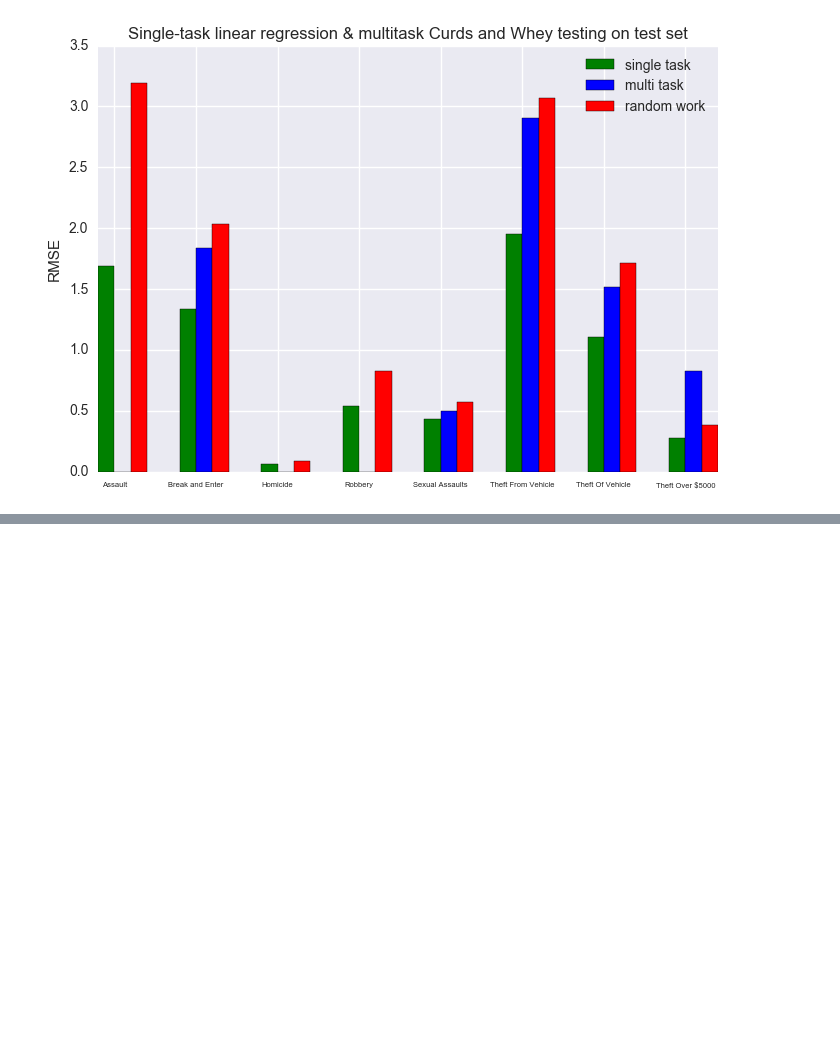
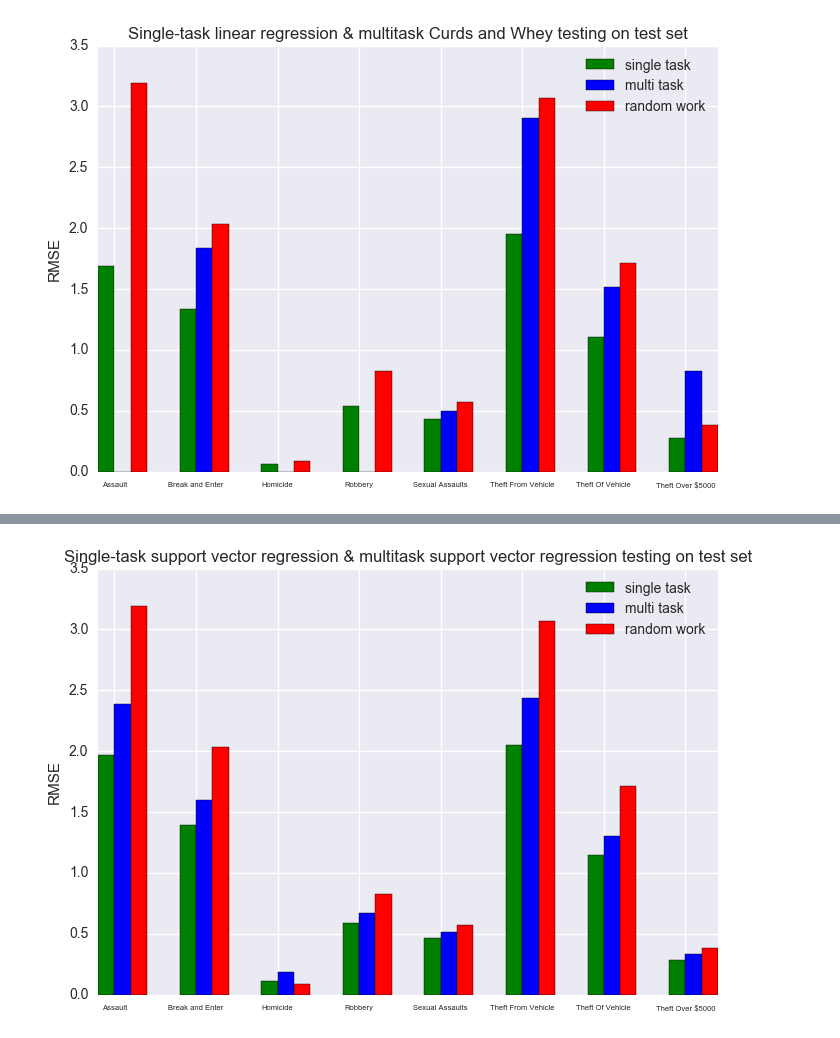
Before and after one commit to koosha/crime-analytics, a Jupyter notebook: final/bar.ipynb, the cells around one changed output, grey strips where cells are left out. Cells and saved outputs as stored; diff of their text form; code cells hidden in the pictures; blank space fills up the shorter version.

```diff
--- a/final/bar.ipynb
+++ b/final/bar.ipynb
@@ -146,0 +170,30 @@ display(p11, p21, title, p31)
+# %%
+# Single-task support vector regression & multitask support vector regression testing on test set
+p11 = [1.9704518353266569,
+ 1.3963277373499654,
+ 0.11609591237233299,
+ 0.58602606365746224,
+ 0.4624112189746426,
+ 2.05279819912238,
+ 1.1462901944315536,
+ 0.28181605677304766]
+p21 = [2.38481422289,
+1.60281713372,
+0.185986396872,
+0.668889837264,
+0.513238363042,
+2.43588826445,
+1.30518822981,
+0.335605929443]
+p31 = [3.1882604085338002,
+ 2.0352609744311794,
+ 0.092373163951657067,
+ 0.82439801807050794,
+ 0.5708841282986088,
+ 3.070481890933928,
+ 1.7102890552424961,
+ 0.38115515911390851]
+title = 'Single-task support vector regression & multitask support vector regression testing on test set'
+display(p11, p21, title, p31)
+# %% [output]
+[figure, added]
```
Also changed, not shown: parts of 1 cell of this notebook, 8 other files.
